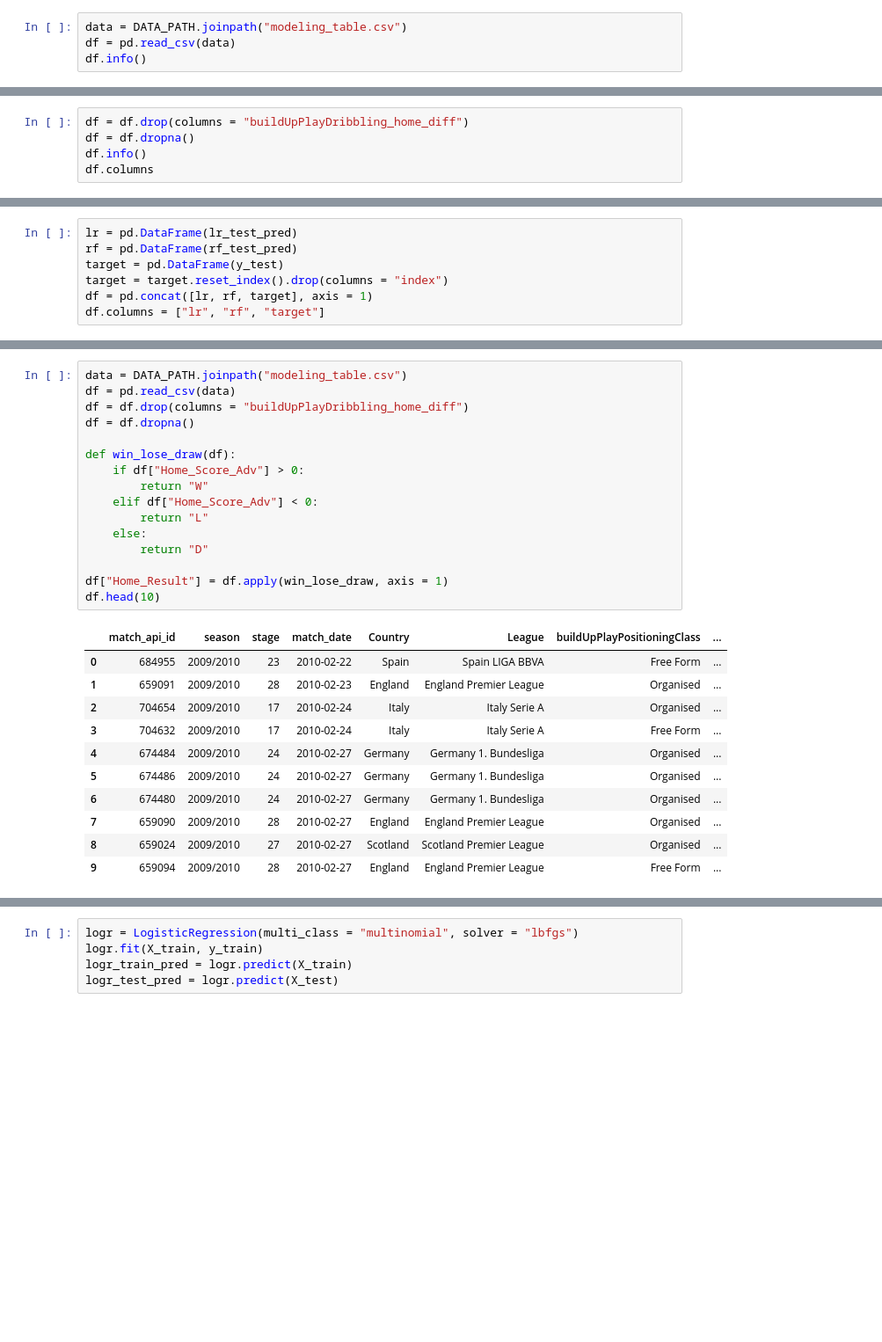
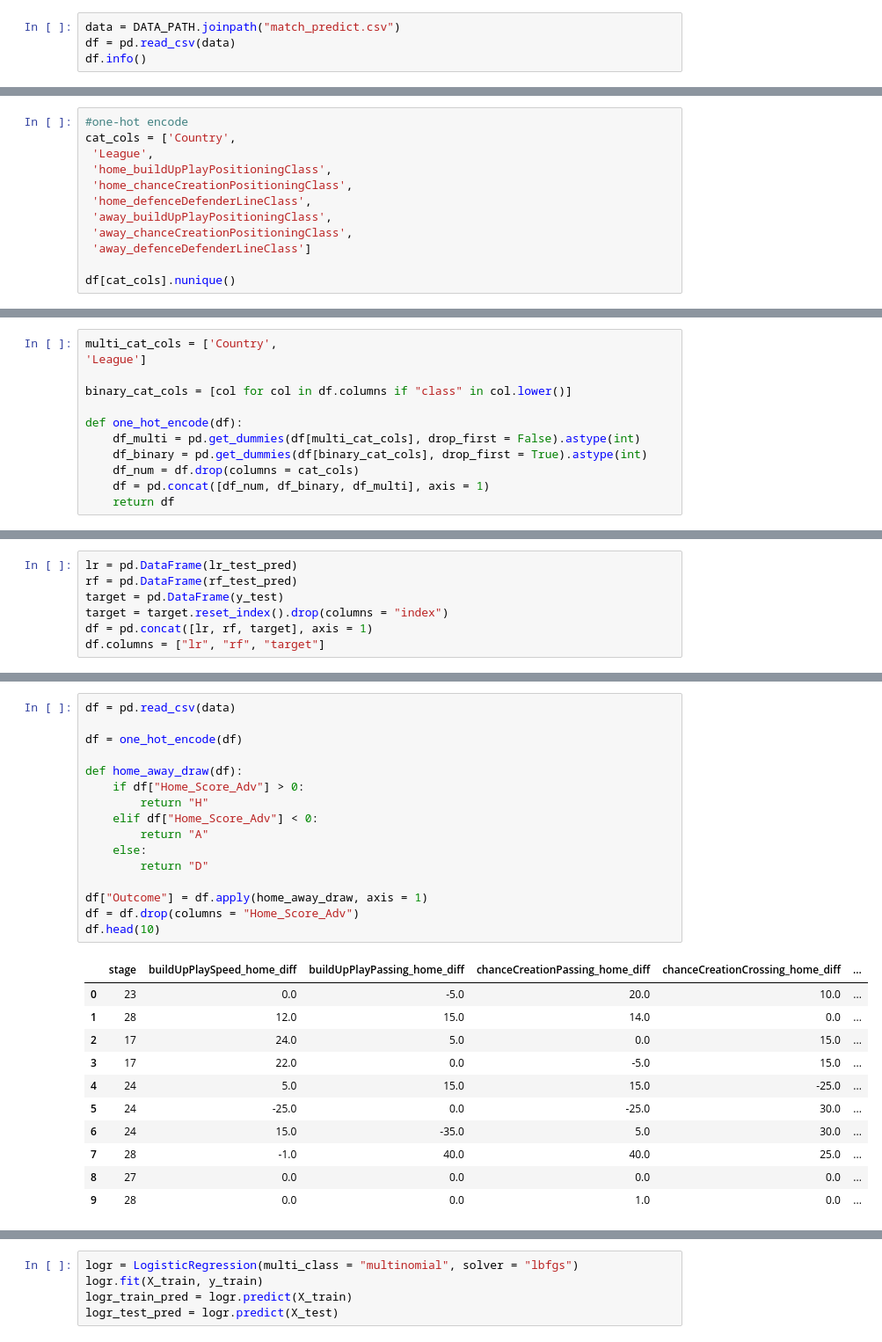
Before and after one commit to gwilli95/European_Soccer_EDA_XGBoost_Pipeline, a Jupyter notebook: notebooks/match_predict.ipynb, the cells around one changed output, grey strips where cells are left out. Shown at 88% size. Cells and saved outputs as stored; diff of their text form; blank space fills up the shorter version.

```diff
--- a/notebooks/match_predict.ipynb
+++ b/notebooks/match_predict.ipynb
@@ -18,5 +20,5 @@ import matplotlib.pyplot as plt
 # %%
-data = DATA_PATH.joinpath("modeling_table.csv")
+data = DATA_PATH.joinpath("match_predict.csv")
 df = pd.read_csv(data)
 df.info()
 # %% [output]
@@ -40,7 +42,2 @@ memory usage: 7.4+ MB
 # %% [markdown]
 # Regression Test
-# %%
-df = df.drop(columns = "buildUpPlayDribbling_home_diff")
-df = df.dropna()
-df.info()
-df.columns
@@ -81,0 +44,12 @@ Index(['match_api_id', 'season', 'stage', 'match_date', 'Country', 'League',
+# %%
+#one-hot encode
+cat_cols = ['Country',
+ 'League',
+ 'home_buildUpPlayPositioningClass',
+ 'home_chanceCreationPositioningClass',
+ 'home_defenceDefenderLineClass',
+ 'away_buildUpPlayPositioningClass',
+ 'away_chanceCreationPositioningClass',
+ 'away_defenceDefenderLineClass']
+
+df[cat_cols].nunique()
@@ -81,0 +66,12 @@ Index(['match_api_id', 'season', 'stage', 'match_date', 'Country', 'League',
+# %%
+multi_cat_cols = ['Country',
+'League']
+
+binary_cat_cols = [col for col in df.columns if "class" in col.lower()]
+
+def one_hot_encode(df):
+    df_multi = pd.get_dummies(df[multi_cat_cols], drop_first = False).astype(int)
+    df_binary = pd.get_dummies(df[binary_cat_cols], drop_first = True).astype(int)
+    df_num = df.drop(columns = cat_cols)
+    df = pd.concat([df_num, df_binary, df_multi], axis = 1)
+    return df
@@ -158,28 +186,28 @@ df.describe() #clearly from the standard deviations, the predictions hug the mea
 # %%
-data = DATA_PATH.joinpath("modeling_table.csv")
 df = pd.read_csv(data)
-df = df.drop(columns = "buildUpPlayDribbling_home_diff")
-df = df.dropna()
 
-def win_lose_draw(df):
+df = one_hot_encode(df)
+
+def home_away_draw(df):
     if df["Home_Score_Adv"] > 0:
-        return "W"
+        return "H"
     elif df["Home_Score_Adv"] < 0:
-        return "L"
+        return "A"
     else:
         return "D"
 
-df["Home_Result"] = df.apply(win_lose_draw, axis = 1)
+df["Outcome"] = df.apply(home_away_draw, axis = 1)
+df = df.drop(columns = "Home_Score_Adv")
 df.head(10)
 # %% [output]
-|  | match_api_id | season | stage | match_date | Country | League | buildUpPlayPositioningClass | ... |
-| 0 | 684955 | 2009/2010 | 23 | 2010-02-22 | Spain | Spain LIGA BBVA | Free Form | ... |
-| 1 | 659091 | 2009/2010 | 28 | 2010-02-23 | England | England Premier League | Organised | ... |
-| 2 | 704654 | 2009/2010 | 17 | 2010-02-24 | Italy | Italy Serie A | Organised | ... |
-| 3 | 704632 | 2009/2010 | 17 | 2010-02-24 | Italy | Italy Serie A | Free Form | ... |
-| 4 | 674484 | 2009/2010 | 24 | 2010-02-27 | Germany | Germany 1. Bundesliga | Organised | ... |
-| 5 | 674486 | 2009/2010 | 24 | 2010-02-27 | Germany | Germany 1. Bundesliga | Organised | ... |
-| 6 | 674480 | 2009/2010 | 24 | 2010-02-27 | Germany | Germany 1. Bundesliga | Organised | ... |
-| 7 | 659090 | 2009/2010 | 28 | 2010-02-27 | England | England Premier League | Organised | ... |
-| 8 | 659024 | 2009/2010 | 27 | 2010-02-27 | Scotland | Scotland Premier League | Organised | ... |
-| 9 | 659094 | 2009/2010 | 28 | 2010-02-27 | England | England Premier League | Free Form | ... |
+|  | stage | buildUpPlaySpeed_home_diff | buildUpPlayPassing_home_diff | chanceCreationPassing_home_diff | chanceCreationCrossing_home_diff | ... |
+| 0 | 23 | 0.0 | -5.0 | 20.0 | 10.0 | ... |
+| 1 | 28 | 12.0 | 15.0 | 14.0 | 0.0 | ... |
+| 2 | 17 | 24.0 | 5.0 | 0.0 | 15.0 | ... |
+| 3 | 17 | 22.0 | 0.0 | -5.0 | 15.0 | ... |
+| 4 | 24 | 5.0 | 15.0 | 15.0 | -25.0 | ... |
+| 5 | 24 | -25.0 | 0.0 | -25.0 | 30.0 | ... |
+| 6 | 24 | 15.0 | -35.0 | 5.0 | 30.0 | ... |
+| 7 | 28 | -1.0 | 40.0 | 40.0 | 25.0 | ... |
+| 8 | 27 | 0.0 | 0.0 | 0.0 | 0.0 | ... |
+| 9 | 28 | 0.0 | 0.0 | 1.0 | 0.0 | ... |
```
Also changed, not shown: parts of 33 cells of this notebook, 3 other files.
